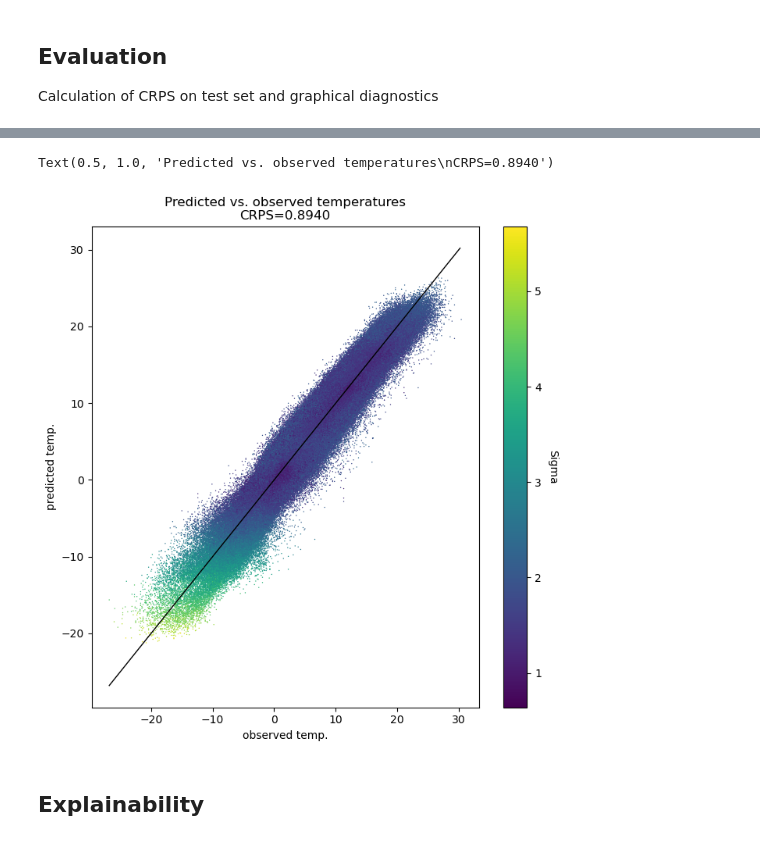
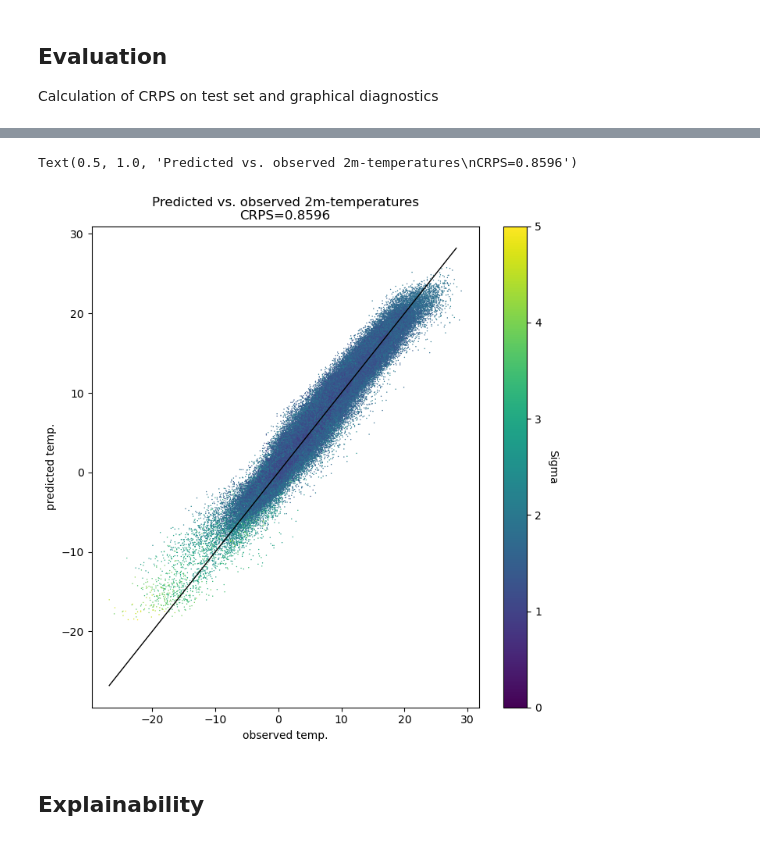
Before and after one commit to m-j-w-f/GNNPP, a Jupyter notebook: gnn/gnn.ipynb, the cells around one changed output, grey strips where cells are left out. Drawn from its saved outputs; the diff is of its cells as text; code cells hidden in the pictures.

```diff
--- a/gnn/gnn.ipynb
+++ b/gnn/gnn.ipynb
@@ -614,9 +556,12 @@ An ensemble of 10 models is trained for 80 periods or until the validation loss
 log_WandB = False
 # %%
 #TODO more hyperparams here
-n_epochs = 150
-patience = 30  # TODO also try with much lower learning rate
-n_reps = 1
+n_epochs = 90
+patience = 90  # TODO also try with much lower learning rate
+n_reps = 10
+
+LR=LR
+schedule_lr=False
 
 
 if log_WandB:
@@ -628,7 +573,7 @@ if log_WandB:
         config={
         "learning_rate": LR,
         "architecture": "ResNetv2",
-        "embed_dim": EMBED_DIM,
+        "embed_dim": embed_dim,
         "num_layers": num_layers,
         "hidden_channels": hidden_channels,
         "heads": heads,
@@ -669,19 +614,25 @@ for i in range(n_reps):
 
     # loading bar
     epochs_pbar = trange(n_epochs, desc="Epochs")
-    model, optimizer, scheduler = create_model(EMBED_DIM=EMBED_DIM,
-                                               in_channels=emb_num_features,
-                                               hidden_channels=hidden_channels,
-                                               num_layers=num_layers,
-                                               LR=LR,
-                                               schedule_lr=False)
+
+    model = create_model(embed_dim=embed_dim,
+                         in_channels=emb_num_features,
+                         hidden_channels=hidden_channels,
+                         num_layers=num_layers)
+
+    optimizer = torch.optim.AdamW(model.parameters(), lr=LR) #momentum anschauen
+
+    # Learning Rate Scheduler
+    scheduler = None
+    if schedule_lr:
+        sched = ExponentialLR(optimizer, gamma=0.99)
 
     for epoch in epochs_pbar:
         # Train for one epoch
         model.train()
         train_loss = 0.0
 
-        for batch in train_loader:
+        for batch in train_loader_full:  # TODO full used
             loss = train(batch)
             train_loss += loss.item() * batch.num_graphs
         train_loss /= len(train_loader.dataset)
@@ -743,11 +694,14 @@ for i in range(n_reps):
 if False:
     model_list = []
     for snapshot in os.listdir("checkpoints"):
-        model, optimizer, scheduler = create_model(EMBED_DIM=EMBED_DIM, in_channels=emb_num_features, hidden_channels=hidden_channels, num_layers=num_layers, LR=LR)
+        model = Ensemble(n_reps,
+                     embed_dim=embed_dim,
+                     in_channels=emb_num_features,
+                     hidden_channels=hidden_channels,
+                     num_layers=num_layers)
         try:
             checkpoint = torch.load(f"checkpoints/{snapshot}")
             model.load_state_dict(checkpoint['model_state_dict'])
-            optimizer.load_state_dict(checkpoint['optimizer_state_dict'])
             model_list.append(model)
         except:
             print(f"could not load {snapshot}, model architectures do not match")
@@ -794,7 +755,7 @@ plt.ylabel('Loss')
 ## Evaluation
 Calculation of CRPS on test set and graphical diagnostics
 # %%
-torch_data_test = [tensor.to(device) for tensor in torch_data[365:]]
+torch_data_test = [tensor.to(device) for tensor in torch_data[-365:]]
 test_loader = DataLoader(torch_data_test, batch_size=BS, shuffle=False)
 # %%
 mu_list_model = []
@@ -842,16 +803,16 @@ tensor(0.8940, device='cuda:1')
 # %%
 plt.figure(figsize=(8,8))
 plt.plot(np.arange(np.min(y),np.max(y),1), np.arange(np.min(y),np.max(y),1), linewidth=1, color="black")  # line
-plt.scatter(y, mu, c=sigma, s=1, linewidth=0, cmap="viridis")
+plt.scatter(y, mu, c=sigma, s=1, linewidth=0, cmap="viridis", vmin=0, vmax=5)
 
 cbar = plt.colorbar()
 cbar.set_label('Sigma', rotation=270, labelpad=15)
 plt.xlabel('observed temp.')
 plt.ylabel('predicted temp.')
-plt.title(f"Predicted vs. observed temperatures\nCRPS={err:.4f}")
+plt.title(f"Predicted vs. observed 2m-temperatures\nCRPS={err:.4f}")
 # %% [output]
-Text(0.5, 1.0, 'Predicted vs. observed temperatures\nCRPS=0.8940')
+Text(0.5, 1.0, 'Predicted vs. observed 2m-temperatures\nCRPS=0.8596')
-[figure, old version]
+[figure, new version]
 # %%
 if log_WandB:
     # save code
```
Also changed, not shown: parts of 20 cells of this notebook, 12 other files.
